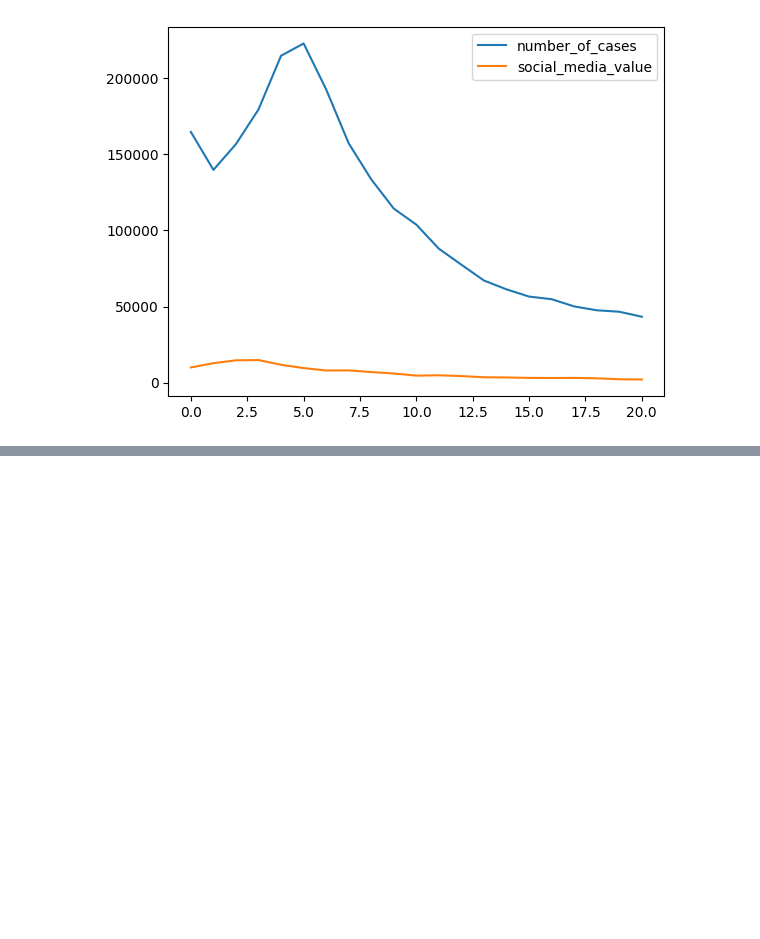
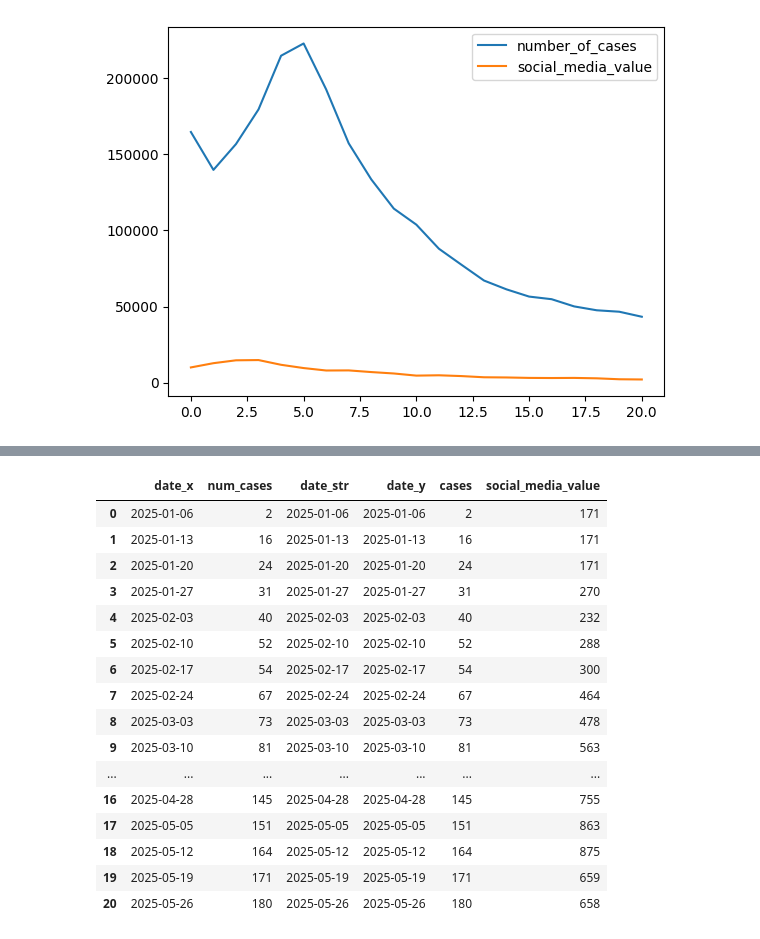
Before and after one commit to ngandlau/hackathon-dc-aegis, a Jupyter notebook: src/notebooks/merge.ipynb, the cells around one changed output, grey strips where cells are left out. Drawn from its saved outputs; the diff is of its cells as text; code cells hidden in the pictures; blank space fills up the shorter version.

Commit message:
unifies date column dtypes to be able to merge dfs properly, makes 'measles' query work in the app

```diff
--- a/src/notebooks/merge.ipynb
+++ b/src/notebooks/merge.ipynb
@@ -58,0 +63,6 @@ df_merged.plot()
+# %%
+import src.social_media as social_media
+import src.health_data as utils
+
+social_df = social_media.fetch_disease_data("measles")
+cdc_df = utils.fetch_disease_data("measles")
@@ -58,0 +89,4 @@ df_merged.plot()
+# %%
+print(social_df.dtypes)
+social_df["date"] = pd.to_datetime(social_df["date"])
+social_df.head()
@@ -58,0 +105,4 @@ df_merged.plot()
+# %%
+print(cdc_df.dtypes)
+cdc_df["date_str"] = pd.to_datetime(cdc_df["date"]).dt.strftime("%Y-%m-%d")
+cdc_df.head()
@@ -58,0 +139,21 @@ df_merged.plot()
+# %%
+import pandas as pd
+pd.merge(cdc_df, social_df, on="date_str", how="left")
+# %% [output]
+|  | date_x | num_cases | date_str | date_y | cases | social_media_value |
+| 0 | 2025-01-06 | 2 | 2025-01-06 | 2025-01-06 | 2 | 171 |
+| 1 | 2025-01-13 | 16 | 2025-01-13 | 2025-01-13 | 16 | 171 |
+| 2 | 2025-01-20 | 24 | 2025-01-20 | 2025-01-20 | 24 | 171 |
+| 3 | 2025-01-27 | 31 | 2025-01-27 | 2025-01-27 | 31 | 270 |
+| 4 | 2025-02-03 | 40 | 2025-02-03 | 2025-02-03 | 40 | 232 |
+| 5 | 2025-02-10 | 52 | 2025-02-10 | 2025-02-10 | 52 | 288 |
+| 6 | 2025-02-17 | 54 | 2025-02-17 | 2025-02-17 | 54 | 300 |
+| 7 | 2025-02-24 | 67 | 2025-02-24 | 2025-02-24 | 67 | 464 |
+| 8 | 2025-03-03 | 73 | 2025-03-03 | 2025-03-03 | 73 | 478 |
+| 9 | 2025-03-10 | 81 | 2025-03-10 | 2025-03-10 | 81 | 563 |
+| ... | ... | ... | ... | ... | ... | ... |
+| 16 | 2025-04-28 | 145 | 2025-04-28 | 2025-04-28 | 145 | 755 |
+| 17 | 2025-05-05 | 151 | 2025-05-05 | 2025-05-05 | 151 | 863 |
+| 18 | 2025-05-12 | 164 | 2025-05-12 | 2025-05-12 | 164 | 875 |
+| 19 | 2025-05-19 | 171 | 2025-05-19 | 2025-05-19 | 171 | 659 |
+| 20 | 2025-05-26 | 180 | 2025-05-26 | 2025-05-26 | 180 | 658 |
```
Also changed, not shown: parts of 6 cells of this notebook, 4 other files.
